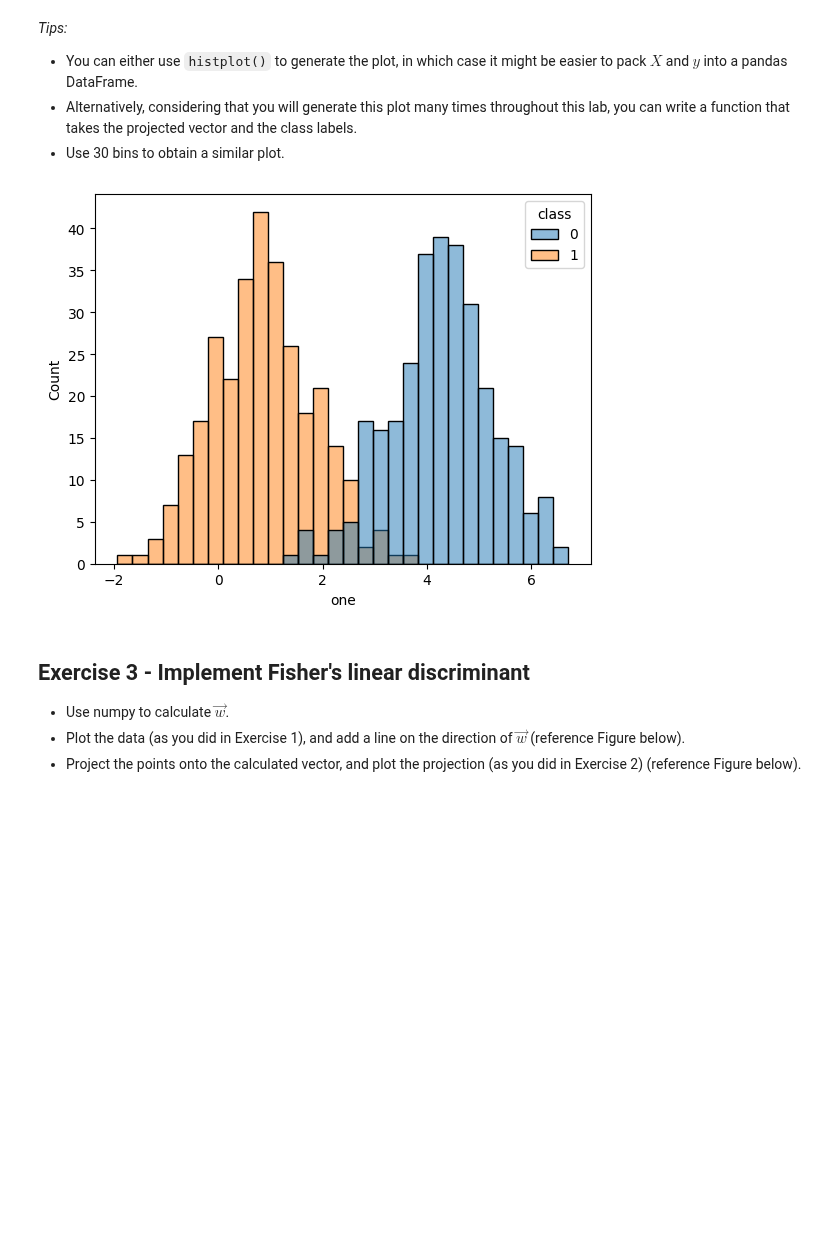
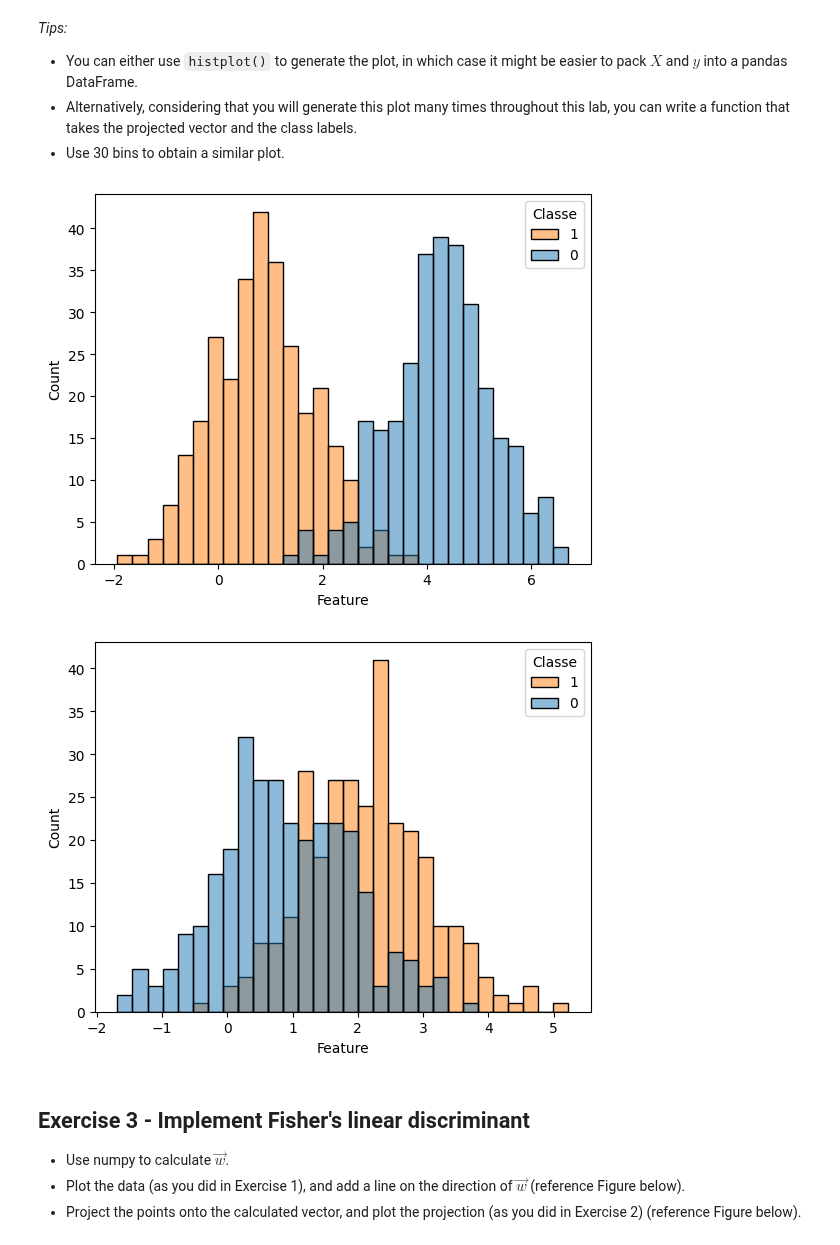
Before and after one commit to gtironi/MachineLearning, a Jupyter notebook: tacd/lab_classification/lab_classification.ipynb, the cells around one changed output. Saved outputs shown, nothing was run; the diff lists cells and outputs as text; code cells hidden in the pictures; blank space fills up the shorter version.

Commit message:
Plot hitograms for each column

```diff
--- a/tacd/lab_classification/lab_classification.ipynb
+++ b/tacd/lab_classification/lab_classification.ipynb
@@ -72,8 +72,19 @@ _Tips:_
 * Use 30 bins to obtain a similar plot.
 # %%
 # your code goes here
+def plot_histogram(X_column, y):
+    plt.figure()
+    df = pd.DataFrame({'Feature': X_column, 'Classe': y})
+
+    sns.histplot(data=df, x='Feature', hue='Classe', bins=30, alpha=0.5)
+
+    plt.legend(labels = list(df['Classe'].unique()), title='Classe')
+
+plot_histogram(X[:,1], y)
+plot_histogram(X[:,0], y)
 # %% [output]
-[figure, old version]
+[figure, new version]
+[figure, added]
 # %% [markdown]
 ## Exercise 3 - Implement Fisher's linear discriminant
 
```
